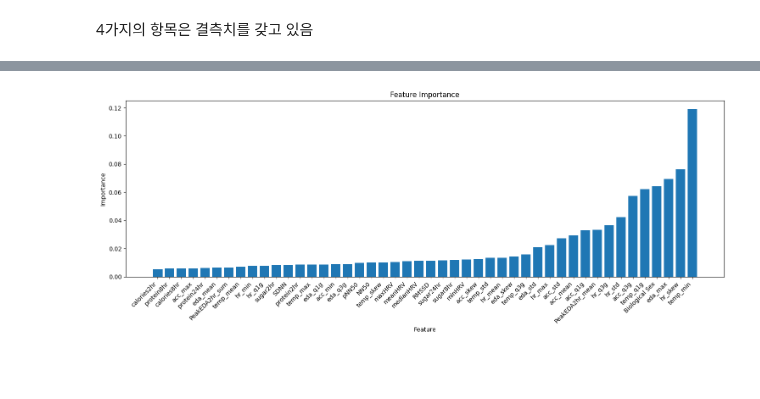
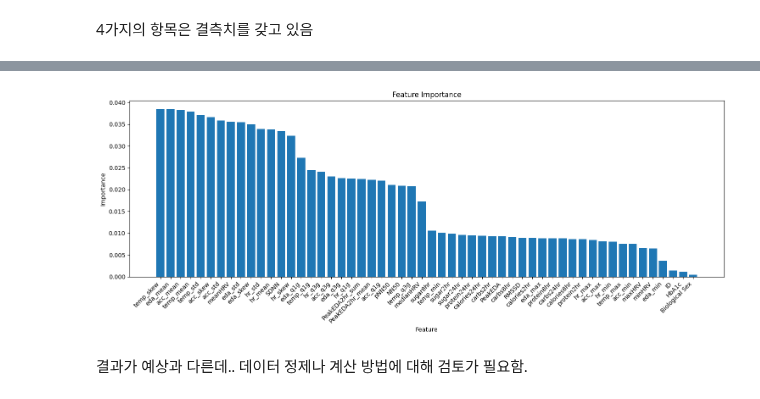
Before and after one commit to mingg12/engineering-newFork, a Jupyter notebook: building_df_for_feature_selection.ipynb, the cells around one changed output, grey strips where cells are left out. Drawn from its saved outputs; the diff is of its cells as text; code cells hidden in the pictures; blank space fills up the shorter version.

```diff
--- a/building_df_for_feature_selection.ipynb
+++ b/building_df_for_feature_selection.ipynb
@@ -725,0 +579,2 @@ def loocvRF(data, idcolumn, outcomevar, dropcols=[], numestimators=1000, fs=0.02
+# %%
+df['label'] = df['label'].map({'PersLow': 0, 'PersNorm': 1, 'PersHigh':2})
@@ -726,3 +641,3 @@ def loocvRF(data, idcolumn, outcomevar, dropcols=[], numestimators=1000, fs=0.02
 # %%
-errors, meanrmse, stdrmse, meanmape, stdmape, importances = loocvRF(df, 'ID', 'target', dropcols=['HbA1c'], fs=0.005)
+meanrmse, stdrmse, meanmape, stdmape, importances = lopocvRF(df, 'ID', 'label', ['glucose', 'personalMean', 'personalStd'], fs=0.005)
 # %% [output]
@@ -764,14 +682,16 @@ importances[importances['id'] == '1.0'].sort_values(by='importances').head(50)
 # %%
 import matplotlib.pyplot as plt
 
 # 막대그래프로 중요도 출력
 plt.figure(figsize=(15, 6))
-plt.bar(importances[importances['id'] == '1.0'].sort_values(by='importances')['value'], importances[importances['id'] == '1.0'].sort_values(by='importances')['importances'])
+plt.bar(importances['value'], importances['importances'])
 plt.xlabel('Feature')
 plt.ylabel('Importance')
 plt.title('Feature Importance')
 plt.xticks(rotation=45, ha='right')  # x축 라벨을 45도로 회전하여 가독성 높임
 plt.tight_layout()  # 그래프 간격 조정
 plt.show()
 # %% [output]
-[figure, old version]
+[figure, new version]
+# %% [markdown]
+결과가 예상과 다른데.. 데이터 정제나 계산 방법에 대해 검토가 필요함.
```
Also changed, not shown: parts of 12 cells of this notebook.
